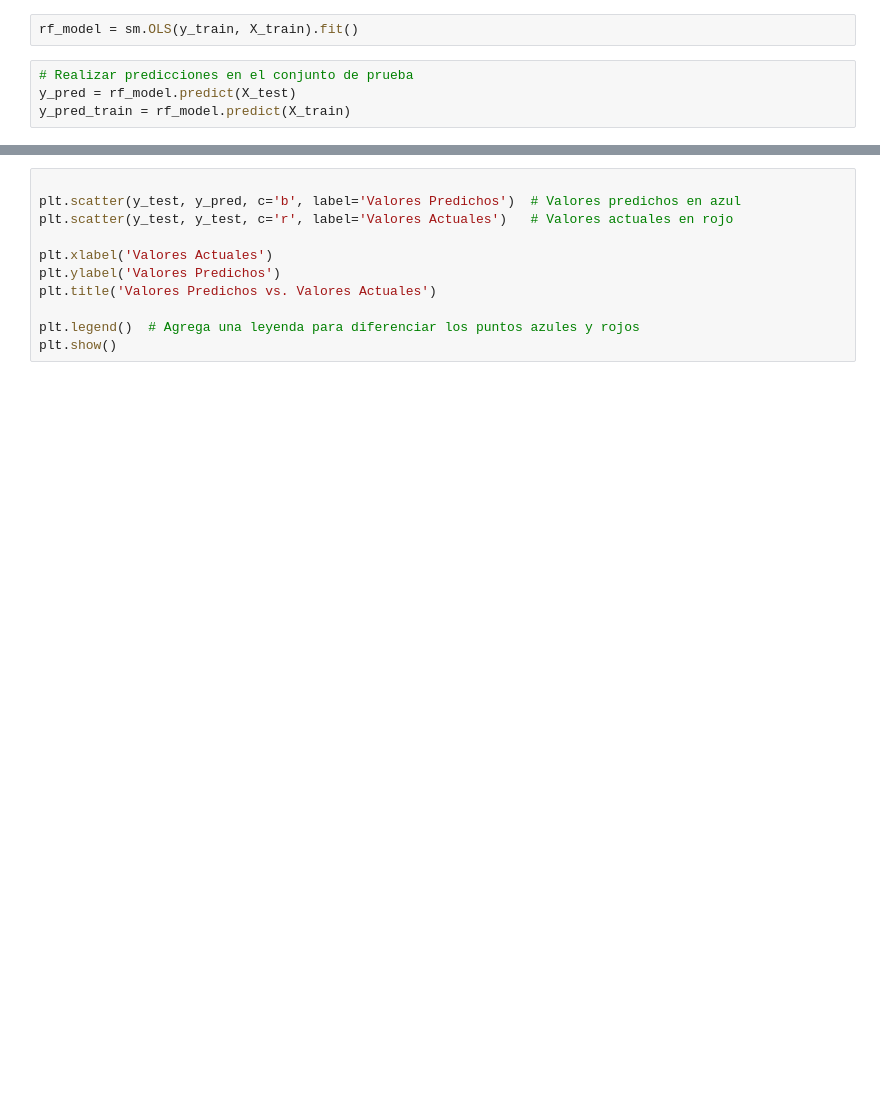
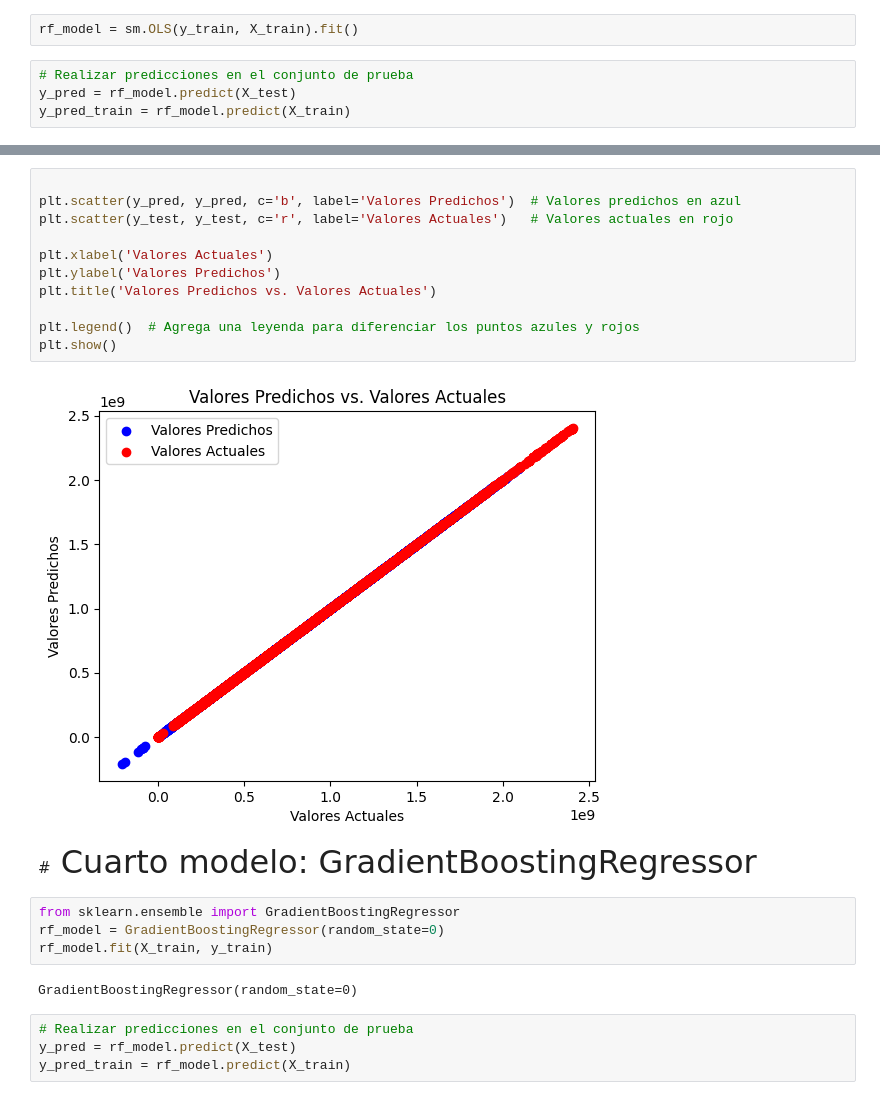
Before and after one commit to Sergio99778/bedu-ml-project, a Jupyter notebook: main_karen.ipynb, the cells around one changed output, grey strips where cells are left out. Drawn from its saved outputs; the diff is of its cells as text; blank space fills up the shorter version.

Commit message:
Working 5 models

```diff
--- a/main_karen.ipynb
+++ b/main_karen.ipynb
@@ -546,11 +545,25 @@ print(f'R2 Score train {r2_x}')
 # %%
 
-plt.scatter(y_test, y_pred, c='b', label='Valores Predichos')  # Valores predichos en azul
+plt.scatter(y_pred, y_pred, c='b', label='Valores Predichos')  # Valores predichos en azul
 plt.scatter(y_test, y_test, c='r', label='Valores Actuales')   # Valores actuales en rojo
 
 plt.xlabel('Valores Actuales')
 plt.ylabel('Valores Predichos')
 plt.title('Valores Predichos vs. Valores Actuales')
 
 plt.legend()  # Agrega una leyenda para diferenciar los puntos azules y rojos
 plt.show()
+# %% [output]
+[figure, added]
+# %% [markdown]
+#<font color="#3D2FB2 " FACE="futura" size =6> Cuarto modelo: GradientBoostingRegressor
+# %%
+from sklearn.ensemble import GradientBoostingRegressor
+rf_model = GradientBoostingRegressor(random_state=0)
+rf_model.fit(X_train, y_train)
+# %% [output]
+GradientBoostingRegressor(random_state=0)
+# %%
+# Realizar predicciones en el conjunto de prueba
+y_pred = rf_model.predict(X_test)
+y_pred_train = rf_model.predict(X_train)
```
Also changed, not shown: parts of 15 cells of this notebook.
